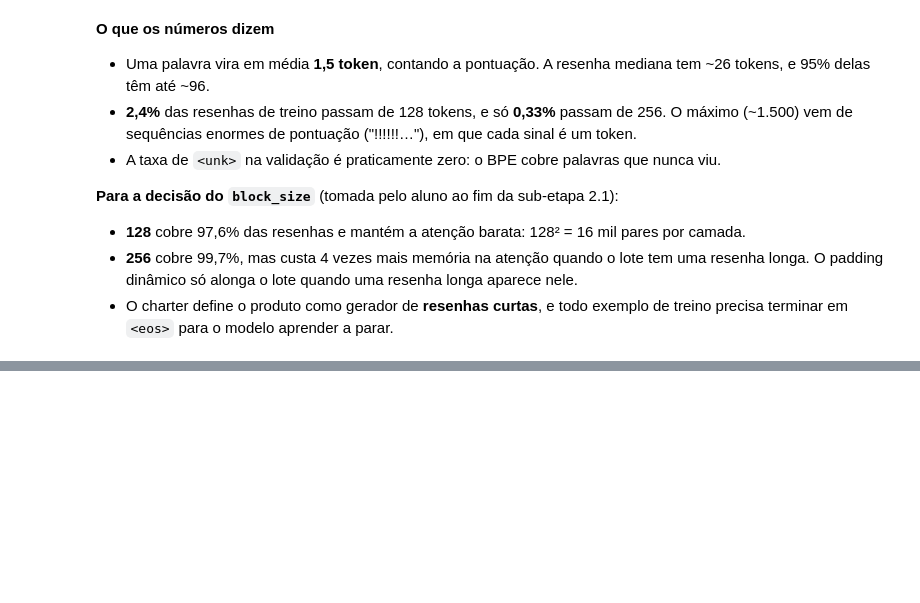
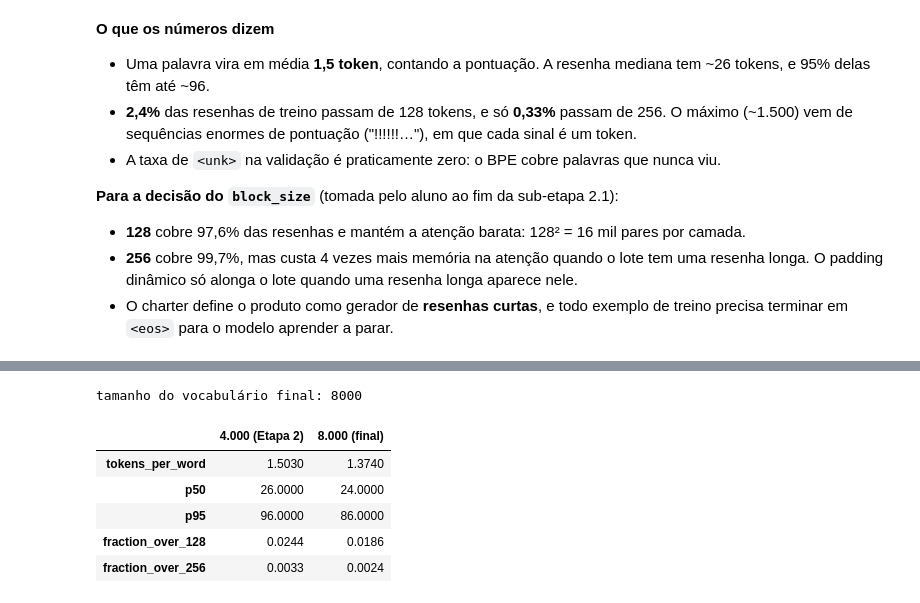
Before and after one commit to kkmarkus/nano-review, a Jupyter notebook: notebooks/02_tokenization.ipynb, the cells around one changed output, grey strips where cells are left out. Drawn from its saved outputs; the diff is of its cells as text; code cells hidden in the pictures; blank space fills up the shorter version.

```diff
--- a/notebooks/02_tokenization.ipynb
+++ b/notebooks/02_tokenization.ipynb
@@ -135,5 +144,8 @@ Treinado com a biblioteca `tokenizers` no `train.parquet`, com 4.000 tokens no v
 # %%
-tokenizer = Tokenizer.from_file(str(ROOT / "models" / "tokenizer.json"))
+train = pd.read_parquet(ROOT / "data" / "gold" / "train.parquet", columns=["review_text"])
+validation = pd.read_parquet(ROOT / "data" / "gold" / "validation.parquet", columns=["review_text"])
+# Só o treino entra no BPE; a validação é apenas medida (seção 4).
+tokenizer = train_tokenizer(train["review_text"], vocab_size=4000)
 print("tamanho do vocabulário:", tokenizer.get_vocab_size())
 pd.DataFrame({"token": SPECIAL_TOKENS, "id": [tokenizer.token_to_id(t) for t in SPECIAL_TOKENS]})
 # %% [output]
@@ -202,7 +214,7 @@ vez. O custo da atenção cresce com o **quadrado** desse número, então um con
 necessário custa caro em CPU. A distribuição abaixo mede o comprimento das resenhas de treino em
 tokens, já com `<bos>`, `<nota_k>` e `<eos>`.
 # %%
-metrics = json.loads((ROOT / "reports" / "metrics" / "tokenizer.json").read_text())
+metrics = {"train": describe(tokenizer, train), "validation": describe(tokenizer, validation)}
 summary = pd.DataFrame({name: metrics[name]["sequence_length"] for name in ("train", "validation")})
 print("tokens por palavra (treino):", metrics["train"]["tokens_per_word"])
 print("taxa de <unk> (validação):", metrics["validation"]["unk_rate"])
@@ -261,0 +280,27 @@ plt.show()
+# %%
+final = Tokenizer.from_file(str(ROOT / "models" / "tokenizer.json"))
+final_metrics = json.loads((ROOT / "reports" / "metrics" / "tokenizer.json").read_text())
+rows = ["tokens_per_word", "p50", "p95", "fraction_over_128", "fraction_over_256"]
+
+
+def train_row(m: dict) -> list[float]:
+    lengths = m["sequence_length"]
+    return [m["tokens_per_word"], *(lengths[k] for k in rows[1:])]
+
+
+print("tamanho do vocabulário final:", final.get_vocab_size())
+pd.DataFrame(
+    {
+        "4.000 (Etapa 2)": train_row(metrics["train"]),
+        "8.000 (final)": train_row(final_metrics["train"]),
+    },
+    index=rows,
+)
+# %% [output]
+tamanho do vocabulário final: 8000
+|  | 4.000 (Etapa 2) | 8.000 (final) |
+| tokens_per_word | 1.5030 | 1.3740 |
+| p50 | 26.0000 | 24.0000 |
+| p95 | 96.0000 | 86.0000 |
+| fraction_over_128 | 0.0244 | 0.0186 |
+| fraction_over_256 | 0.0033 | 0.0024 |
```
Also changed, not shown: parts of 5 cells of this notebook, 6 other files.
